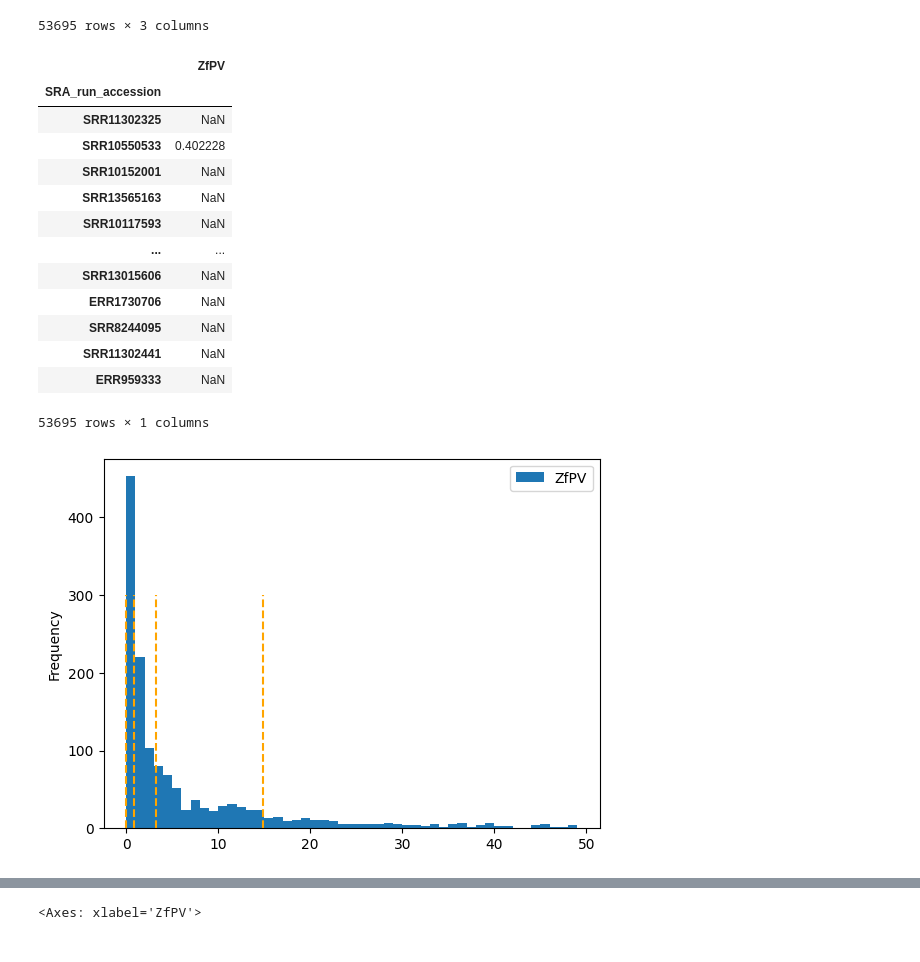
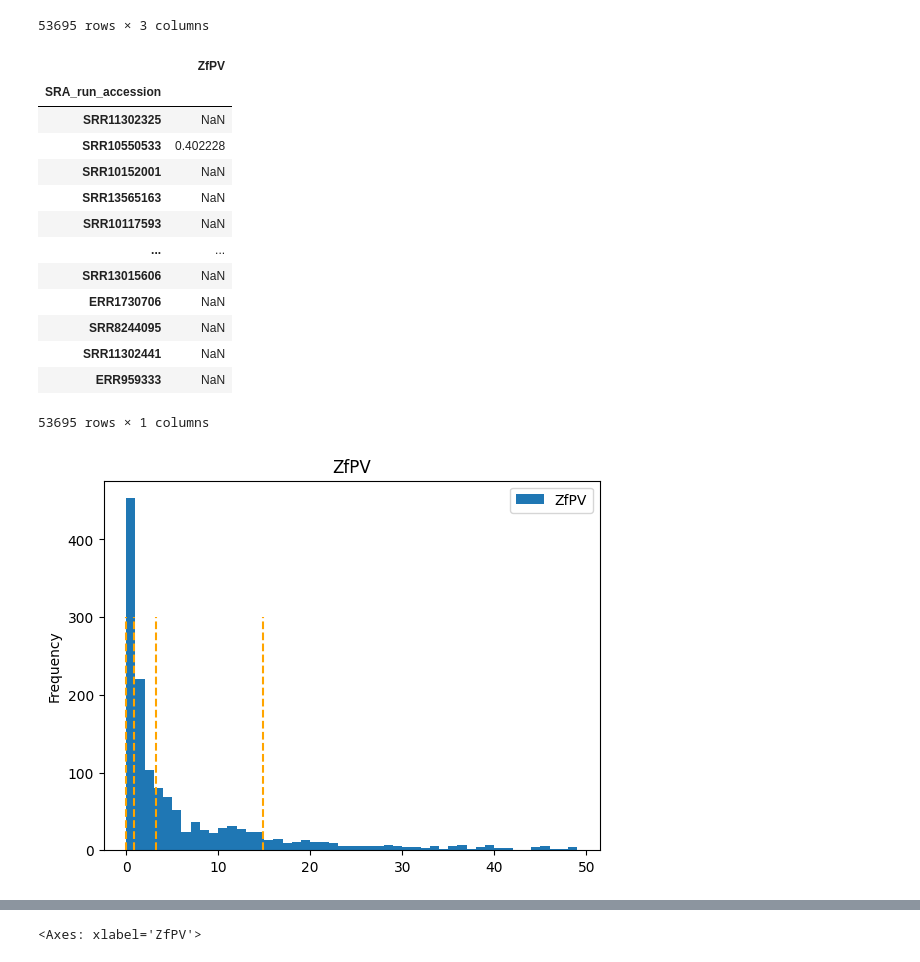
Before and after one commit to czbiohub-sf/RNAquarium, a Jupyter notebook: src/Serratus_Lite/scripts/Classification.ipynb, the cells around one changed output, grey strips where cells are left out. Saved outputs shown, nothing was run; the diff lists cells and outputs as text; code cells hidden in the pictures.

```diff
--- a/src/Serratus_Lite/scripts/Classification.ipynb
+++ b/src/Serratus_Lite/scripts/Classification.ipynb
@@ -188,26 +188,26 @@ zpoxv bins: [2.99148925e-02 1.06676474e+00 6.00575573e+00 3.94377137e+01
 # %%
 ZfPV_nonzero = pd.DataFrame(normed_values_df[normed_values_df['ZfPV'] != 0]['ZfPV'])
 plt = ZfPV_nonzero.plot.hist(bins=range(50))
 plt.vlines(bin_dict['ZfPV'][: -1], ymin=0, ymax=300, color='orange', linestyle='dashed')
-plt
+plt.set_title('ZfPV')
 ZfPV_nonzero
 # bins:
 # %% [output]
 |  | ZfPV |
 | SRA_run_accession |  |
 | SRR11302325 | NaN |
 | SRR10550533 | 0.402228 |
 | SRR10152001 | NaN |
 | SRR13565163 | NaN |
 | SRR10117593 | NaN |
 | ... | ... |
 | SRR13015606 | NaN |
 | ERR1730706 | NaN |
 | SRR8244095 | NaN |
 | SRR11302441 | NaN |
 | ERR959333 | NaN |
 53695 rows × 1 columns
-[figure, old version]
+[figure, new version]
 # %%
 zpico_nonzero = pd.DataFrame(normed_values_df[normed_values_df['zpico'] != 0]['zpico'])
 plt = zpico_nonzero.plot.hist(logx=False, bins=range(50))
```
Also changed, not shown: parts of 2 cells of this notebook.
